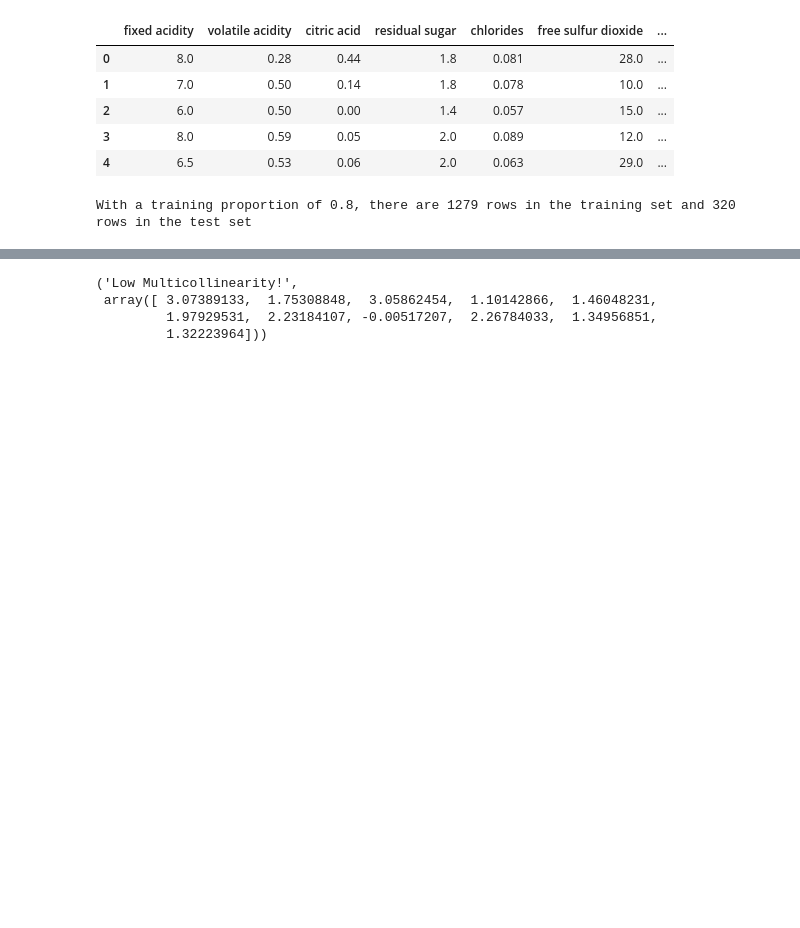
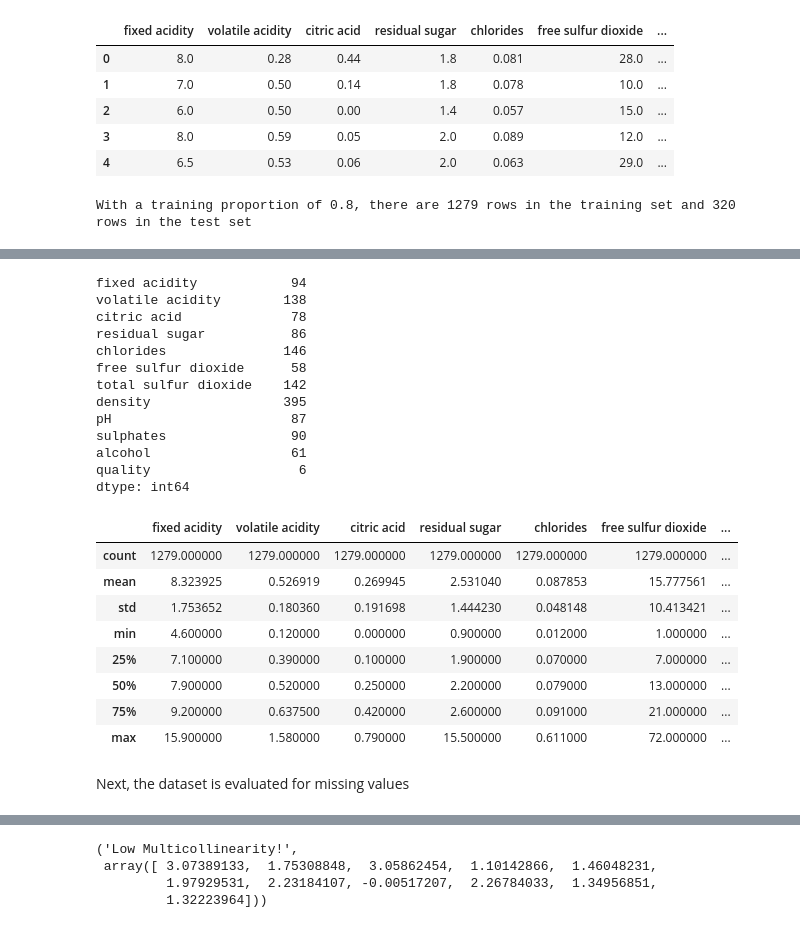
Before and after one commit to wyattowalsh/regularized-linear-regression-deep-dive, a Jupyter notebook: nb.ipynb, the cells around one changed output, grey strips where cells are left out. Drawn from its saved outputs; the diff is of its cells as text; code cells hidden in the pictures; blank space fills up the shorter version.

```diff
--- a/nb.ipynb
+++ b/nb.ipynb
@@ -66,0 +84,28 @@ First, variance inflation factor (VIF) calculations are made to examine possible
+# %%
+display(train.nunique(axis=0))
+train.describe().apply(lambda s: s.apply(lambda x: format(x, 'f')))
+# %% [output]
+fixed acidity            94
+volatile acidity        138
+citric acid              78
+residual sugar           86
+chlorides               146
+free sulfur dioxide      58
+total sulfur dioxide    142
+density                 395
+pH                       87
+sulphates                90
+alcohol                  61
+quality                   6
+dtype: int64
+|  | fixed acidity | volatile acidity | citric acid | residual sugar | chlorides | free sulfur dioxide | ... |
+| count | 1279.000000 | 1279.000000 | 1279.000000 | 1279.000000 | 1279.000000 | 1279.000000 | ... |
+| mean | 8.323925 | 0.526919 | 0.269945 | 2.531040 | 0.087853 | 15.777561 | ... |
+| std | 1.753652 | 0.180360 | 0.191698 | 1.444230 | 0.048148 | 10.413421 | ... |
+| min | 4.600000 | 0.120000 | 0.000000 | 0.900000 | 0.012000 | 1.000000 | ... |
+| 25% | 7.100000 | 0.390000 | 0.100000 | 1.900000 | 0.070000 | 7.000000 | ... |
+| 50% | 7.900000 | 0.520000 | 0.250000 | 2.200000 | 0.079000 | 13.000000 | ... |
+| 75% | 9.200000 | 0.637500 | 0.420000 | 2.600000 | 0.091000 | 21.000000 | ... |
+| max | 15.900000 | 1.580000 | 0.790000 | 15.500000 | 0.611000 | 72.000000 | ... |
+# %% [markdown]
+Next, the dataset is evaluated for missing values
```
Also changed, not shown: parts of 25 cells of this notebook, 2 other files.
